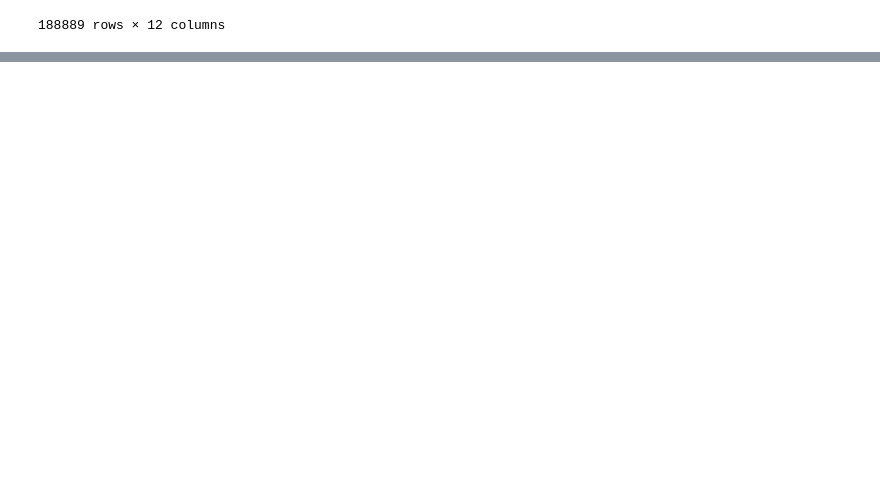
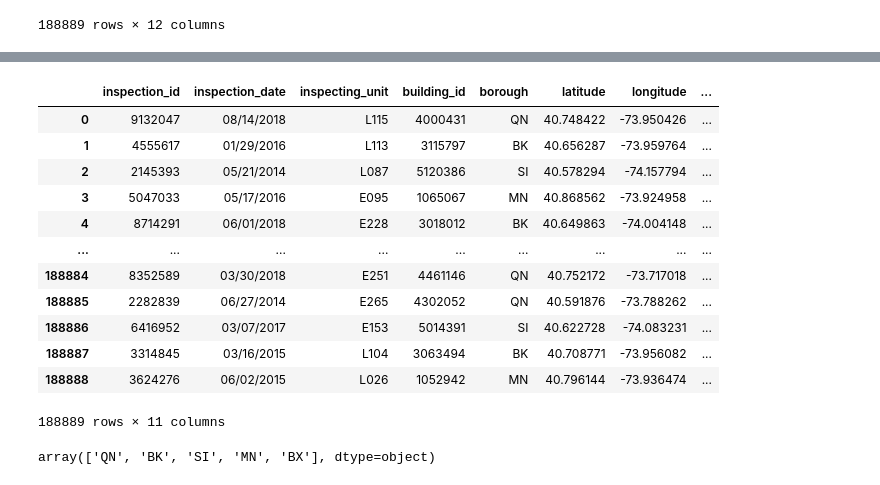
Before and after one commit to sadiebrown50/rbis_nyc, a Jupyter notebook: rbis_data.ipynb, the cells around one changed output, grey strips where cells are left out. Cells and saved outputs as stored; diff of their text form; code cells hidden in the pictures; blank space fills up the shorter version.

```diff
--- a/rbis_data.ipynb
+++ b/rbis_data.ipynb
@@ -48,0 +146,28 @@ rbis_df
+# %%
+rbis_df = rbis_df[["inspection_id",
+                 "inspection_date",
+                  "inspecting_unit",
+                  "building_id",
+                  "borough",
+                  "latitude",
+                  "longitude",
+                  "community_district",
+                  "council_district",
+                  "bbl",
+                  "location"]]
+# %%
+rbis_df
+# %% [output]
+|  | inspection_id | inspection_date | inspecting_unit | building_id | borough | latitude | longitude | ... |
+| 0 | 9132047 | 08/14/2018 | L115 | 4000431 | QN | 40.748422 | -73.950426 | ... |
+| 1 | 4555617 | 01/29/2016 | L113 | 3115797 | BK | 40.656287 | -73.959764 | ... |
+| 2 | 2145393 | 05/21/2014 | L087 | 5120386 | SI | 40.578294 | -74.157794 | ... |
+| 3 | 5047033 | 05/17/2016 | E095 | 1065067 | MN | 40.868562 | -73.924958 | ... |
+| 4 | 8714291 | 06/01/2018 | E228 | 3018012 | BK | 40.649863 | -74.004148 | ... |
+| ... | ... | ... | ... | ... | ... | ... | ... | ... |
+| 188884 | 8352589 | 03/30/2018 | E251 | 4461146 | QN | 40.752172 | -73.717018 | ... |
+| 188885 | 2282839 | 06/27/2014 | E265 | 4302052 | QN | 40.591876 | -73.788262 | ... |
+| 188886 | 6416952 | 03/07/2017 | E153 | 5014391 | SI | 40.622728 | -74.083231 | ... |
+| 188887 | 3314845 | 03/16/2015 | L104 | 3063494 | BK | 40.708771 | -73.956082 | ... |
+| 188888 | 3624276 | 06/02/2015 | L026 | 1052942 | MN | 40.796144 | -73.936474 | ... |
+188889 rows × 11 columns
@@ -48,0 +179,4 @@ rbis_df
+# %%
+rbis_df["borough"].unique()
+# %% [output]
+array(['QN', 'BK', 'SI', 'MN', 'BX'], dtype=object)
```
Also changed, not shown: parts of 16 cells of this notebook.
